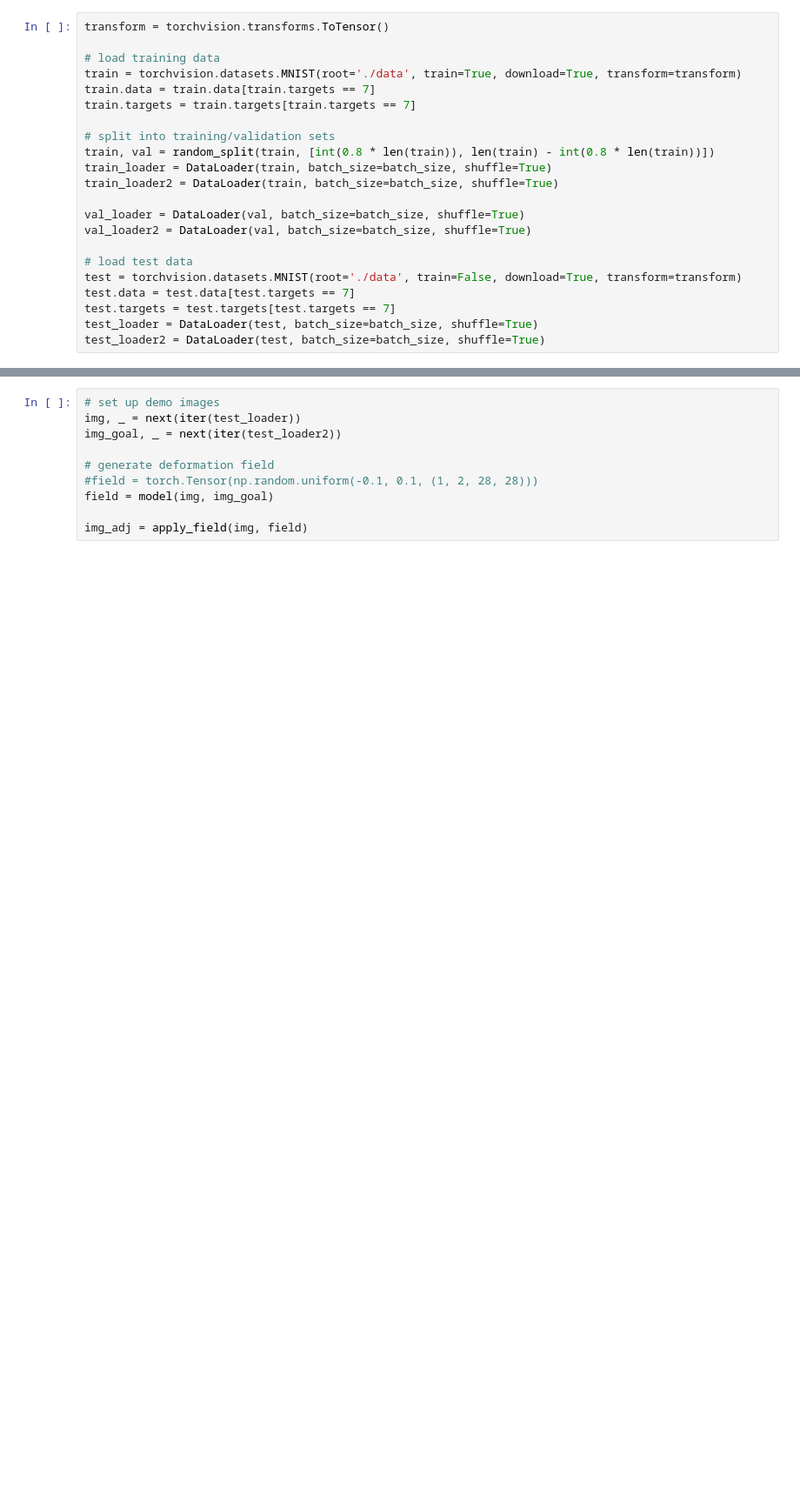
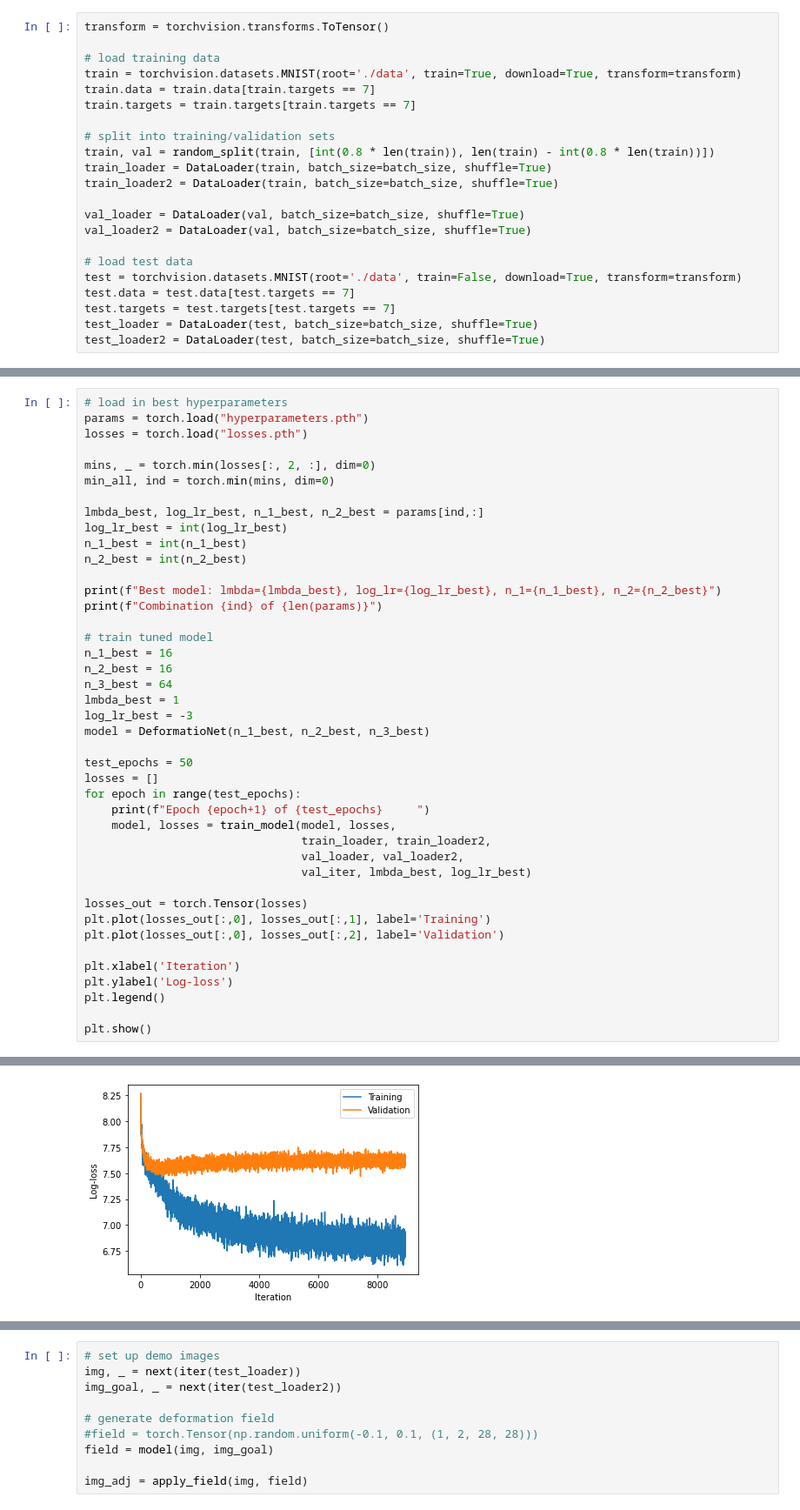
Before and after one commit to samalbertson3/ece-685, a Jupyter notebook: final project/final_project.ipynb, the cells around one changed output, grey strips where cells are left out. Shown at 87% size. Saved outputs shown, nothing was run; the diff lists cells and outputs as text; blank space fills up the shorter version.

```diff
--- a/final project/final_project.ipynb
+++ b/final project/final_project.ipynb
@@ -265,0 +294,43 @@ KeyboardInterrupt:
+# %%
+# load in best hyperparameters
+params = torch.load("hyperparameters.pth")
+losses = torch.load("losses.pth")
+
+mins, _ = torch.min(losses[:, 2, :], dim=0)
+min_all, ind = torch.min(mins, dim=0)
+
+lmbda_best, log_lr_best, n_1_best, n_2_best = params[ind,:]
+log_lr_best = int(log_lr_best)
+n_1_best = int(n_1_best)
+n_2_best = int(n_2_best)
+
+print(f"Best model: lmbda={lmbda_best}, log_lr={log_lr_best}, n_1={n_1_best}, n_2={n_2_best}")
+print(f"Combination {ind} of {len(params)}")
+
+# train tuned model
+n_1_best = 16
+n_2_best = 16
+n_3_best = 64
+lmbda_best = 1
+log_lr_best = -3
+model = DeformatioNet(n_1_best, n_2_best, n_3_best)
+
+test_epochs = 50
+losses = []
+for epoch in range(test_epochs):
+    print(f"Epoch {epoch+1} of {test_epochs}     ")
+    model, losses = train_model(model, losses,
+                                train_loader, train_loader2,
+                                val_loader, val_loader2,
+                                val_iter, lmbda_best, log_lr_best)
+
+losses_out = torch.Tensor(losses)
+plt.plot(losses_out[:,0], losses_out[:,1], label='Training')
+plt.plot(losses_out[:,0], losses_out[:,2], label='Validation')
+
+plt.xlabel('Iteration')
+plt.ylabel('Log-loss')
+plt.legend()
+
+plt.show()
+# %% [output]
@@ -265,0 +354 @@ KeyboardInterrupt:
+[figure, added]
```
Also changed, not shown: parts of 12 cells of this notebook.
